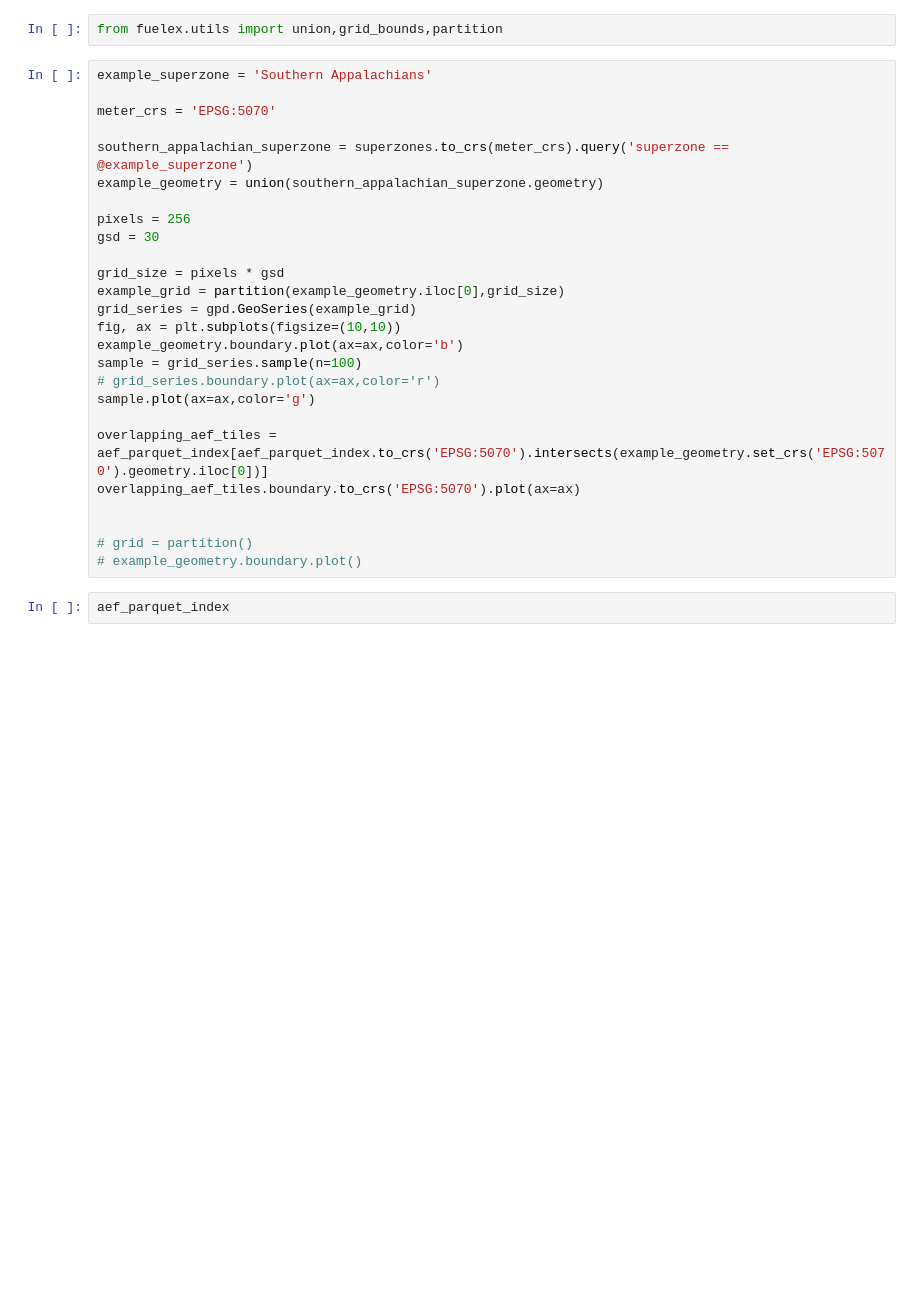
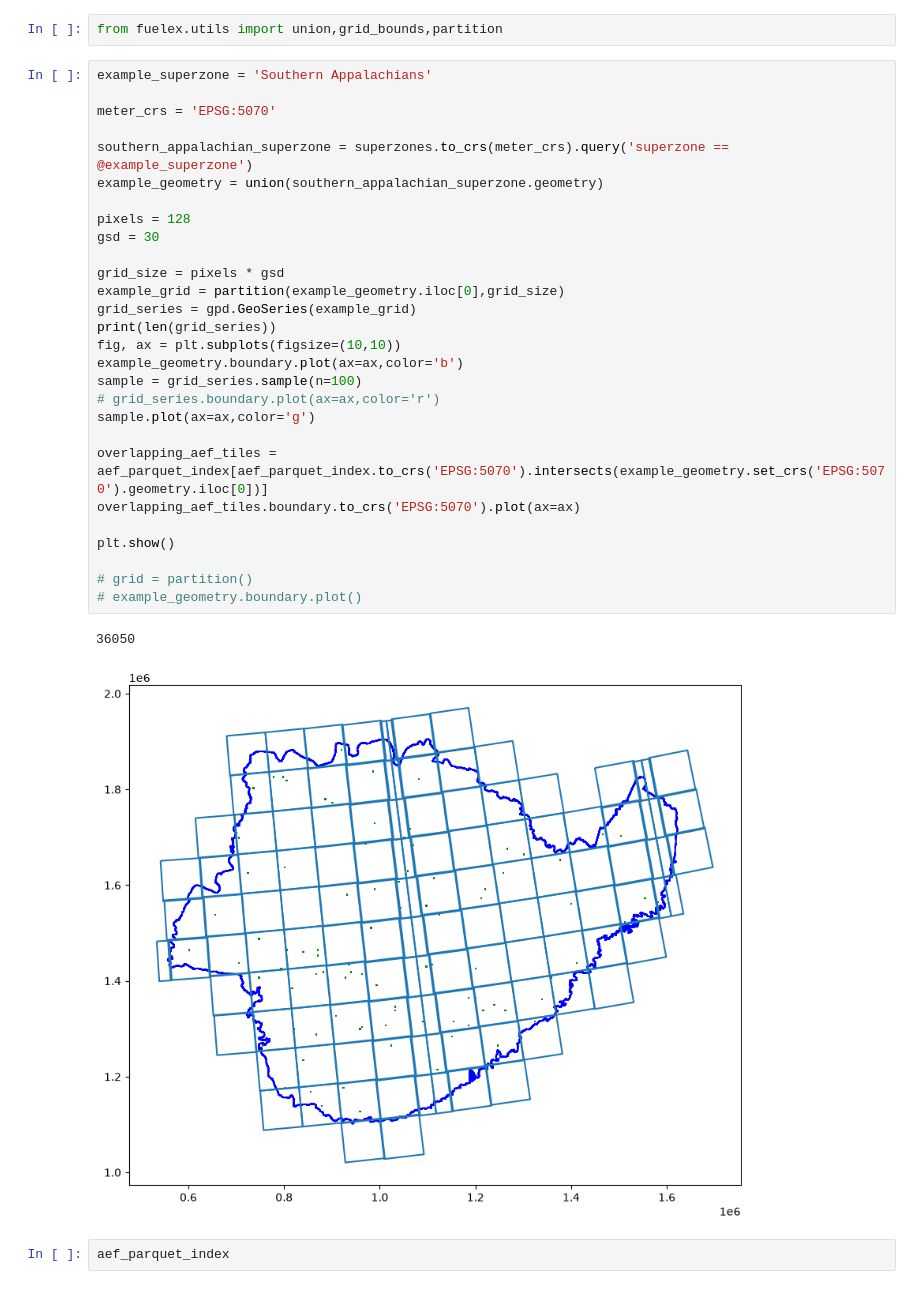
Before and after one commit to ryanpdemilt/fuelex, a Jupyter notebook: notebooks/workshop.ipynb, the cells around one changed output. Saved outputs shown, nothing was run; the diff lists cells and outputs as text; blank space fills up the shorter version.

```diff
--- a/notebooks/workshop.ipynb
+++ b/notebooks/workshop.ipynb
@@ -43,29 +50,34 @@ from fuelex.utils import union,grid_bounds,partition
 # %%
 example_superzone = 'Southern Appalachians'
 
 meter_crs = 'EPSG:5070'
 
 southern_appalachian_superzone = superzones.to_crs(meter_crs).query('superzone == @example_superzone')
 example_geometry = union(southern_appalachian_superzone.geometry)
 
-pixels = 256
+pixels = 128
 gsd = 30
 
 grid_size = pixels * gsd
 example_grid = partition(example_geometry.iloc[0],grid_size)
 grid_series = gpd.GeoSeries(example_grid)
+print(len(grid_series))
 fig, ax = plt.subplots(figsize=(10,10))
 example_geometry.boundary.plot(ax=ax,color='b')
 sample = grid_series.sample(n=100)
 # grid_series.boundary.plot(ax=ax,color='r')
 sample.plot(ax=ax,color='g')
 
 overlapping_aef_tiles = aef_parquet_index[aef_parquet_index.to_crs('EPSG:5070').intersects(example_geometry.set_crs('EPSG:5070').geometry.iloc[0])]
 overlapping_aef_tiles.boundary.to_crs('EPSG:5070').plot(ax=ax)
 
+plt.show()
 
 # grid = partition()
 # example_geometry.boundary.plot()
+# %% [output]
+36050
+[figure, added]
 # %%
 aef_parquet_index
 # %%
```
Also changed, not shown: parts of 15 cells of this notebook, 22 other files.
